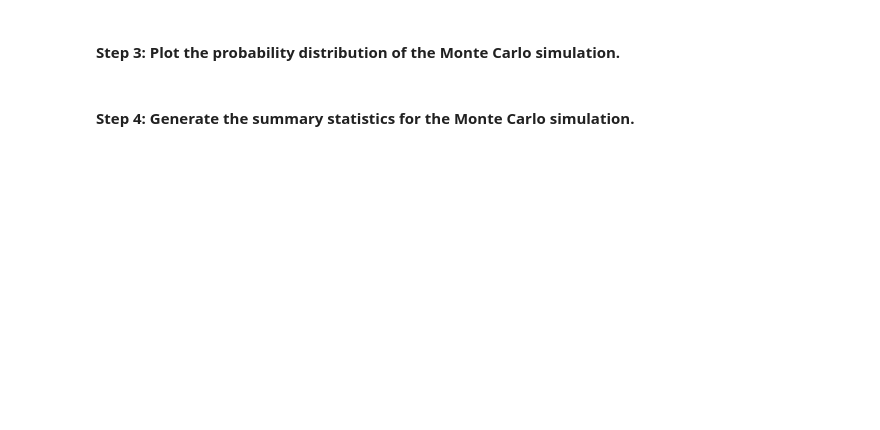
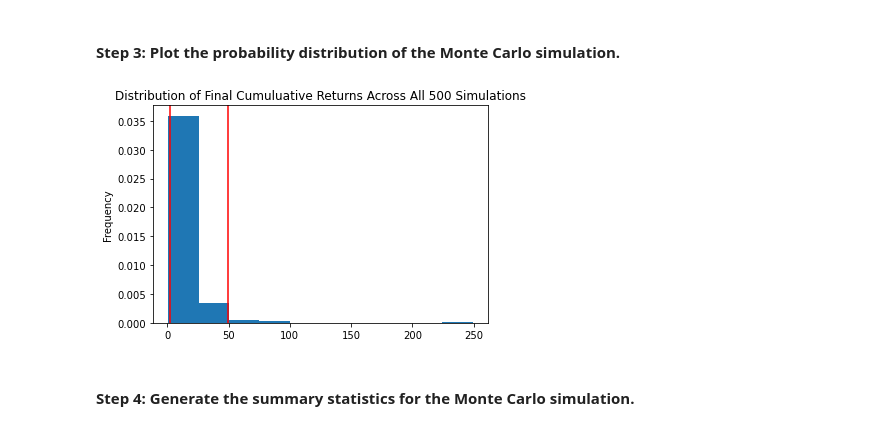
Before and after one commit to johngru/financial_planner_budgeting_retirement, a Jupyter notebook: financial_planning_tools.ipynb, the cells around one changed output. Drawn from its saved outputs; the diff is of its cells as text; code cells hidden in the pictures; blank space fills up the shorter version.

```diff
--- a/financial_planning_tools.ipynb
+++ b/financial_planning_tools.ipynb
@@ -478,7 +569,9 @@ In this section, you’ll use the MCForecastTools library to create a Monte Carl
 # %%
 # Visualize the probability distribution of the 30-year Monte Carlo simulation
 # by plotting a histogram
-# YOUR CODE HERE
+MC_40_bond_60_stock_histogram = MC_40_bond_60_stock.plot_distribution()
+# %% [output]
+[figure, added]
 # %% [markdown]
 #### Step 4: Generate the summary statistics for the Monte Carlo simulation.
 # %%
```
Also changed, not shown: parts of 17 cells of this notebook.
